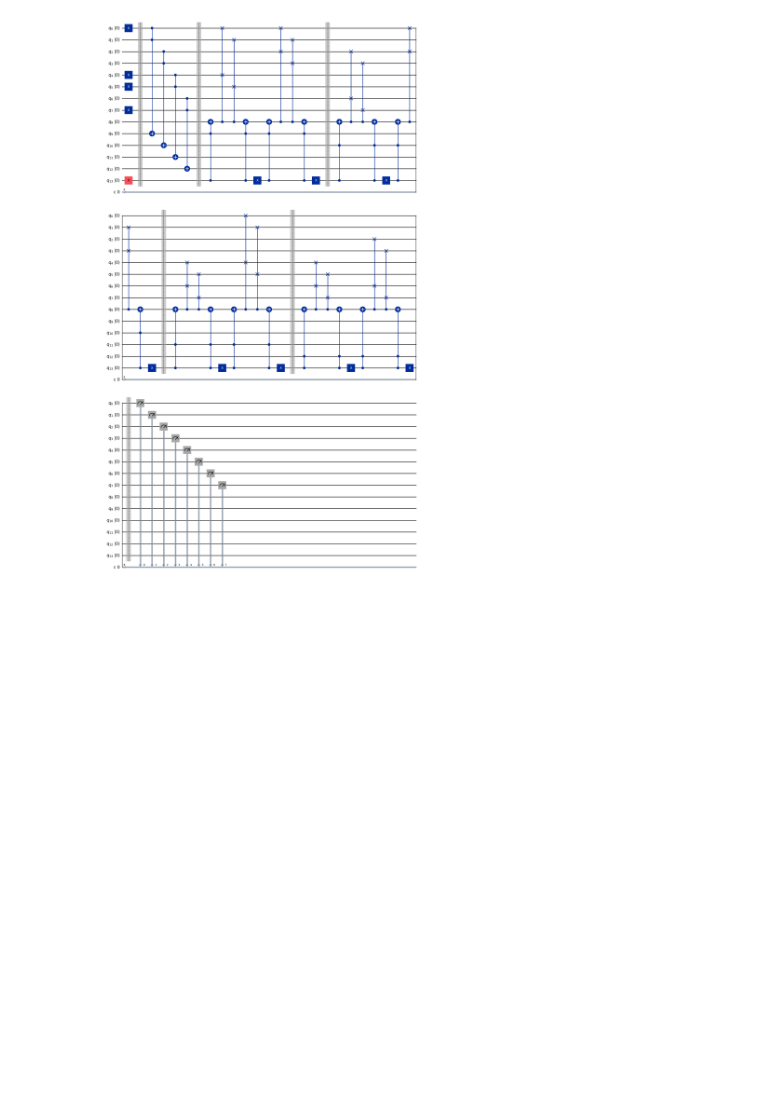
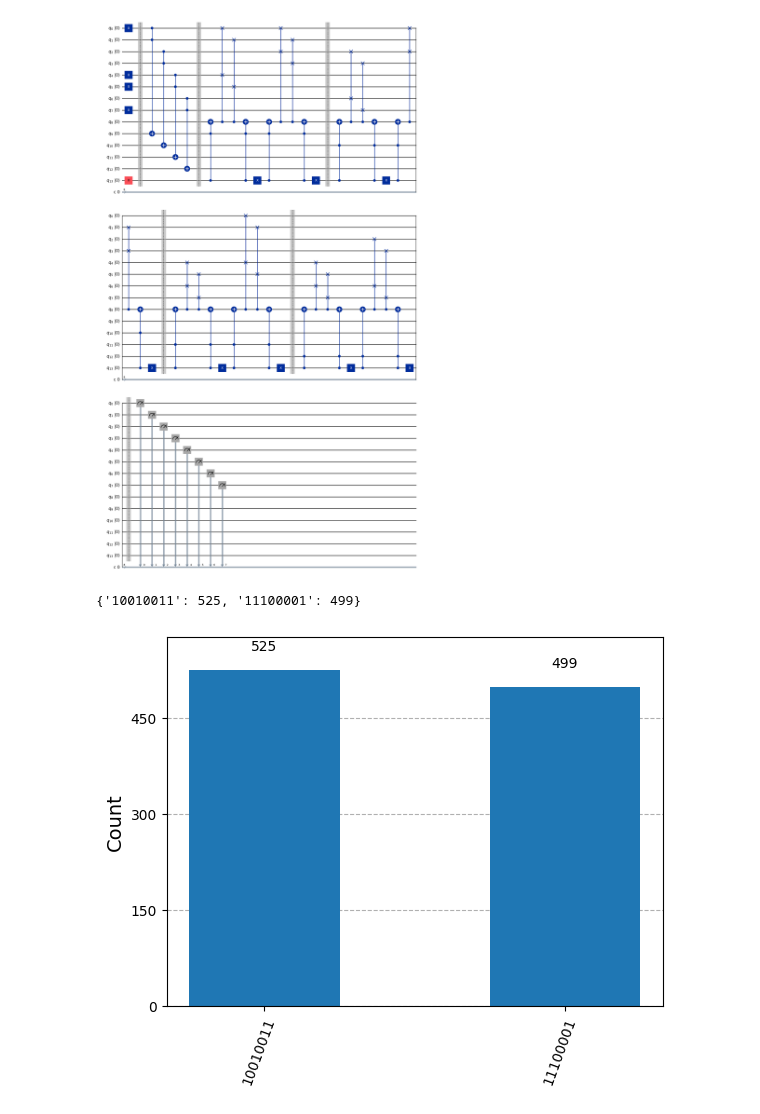
Before and after one commit to Kaya-Kaya/QuantumTreeSearch, a Jupyter notebook: PaperImplementation.ipynb, the cells around one changed output. Saved outputs shown, nothing was run; the diff lists cells and outputs as text; code cells hidden in the pictures; blank space fills up the shorter version.

```diff
--- a/PaperImplementation.ipynb
+++ b/PaperImplementation.ipynb
@@ -98,3 +98,23 @@ qc.measure(range(8), range(8))
 qc.draw(initial_state=True, output='mpl')
 # %% [output]
 [figure]
+# %%
+from qiskit import transpile
+from qiskit_aer import AerSimulator
+
+backend = AerSimulator()
+
+qc_comilied = transpile(qc, backend)
+
+job_sim = backend.run(qc_comilied, shots=1024)
+
+result_sim = job_sim.result()
+# %%
+counts = result_sim.get_counts(qc_comilied)
+print(counts)
+
+from qiskit.visualization import plot_histogram
+plot_histogram(counts)
+# %% [output]
+{'10010011': 525, '11100001': 499}
+[figure, added]
```
